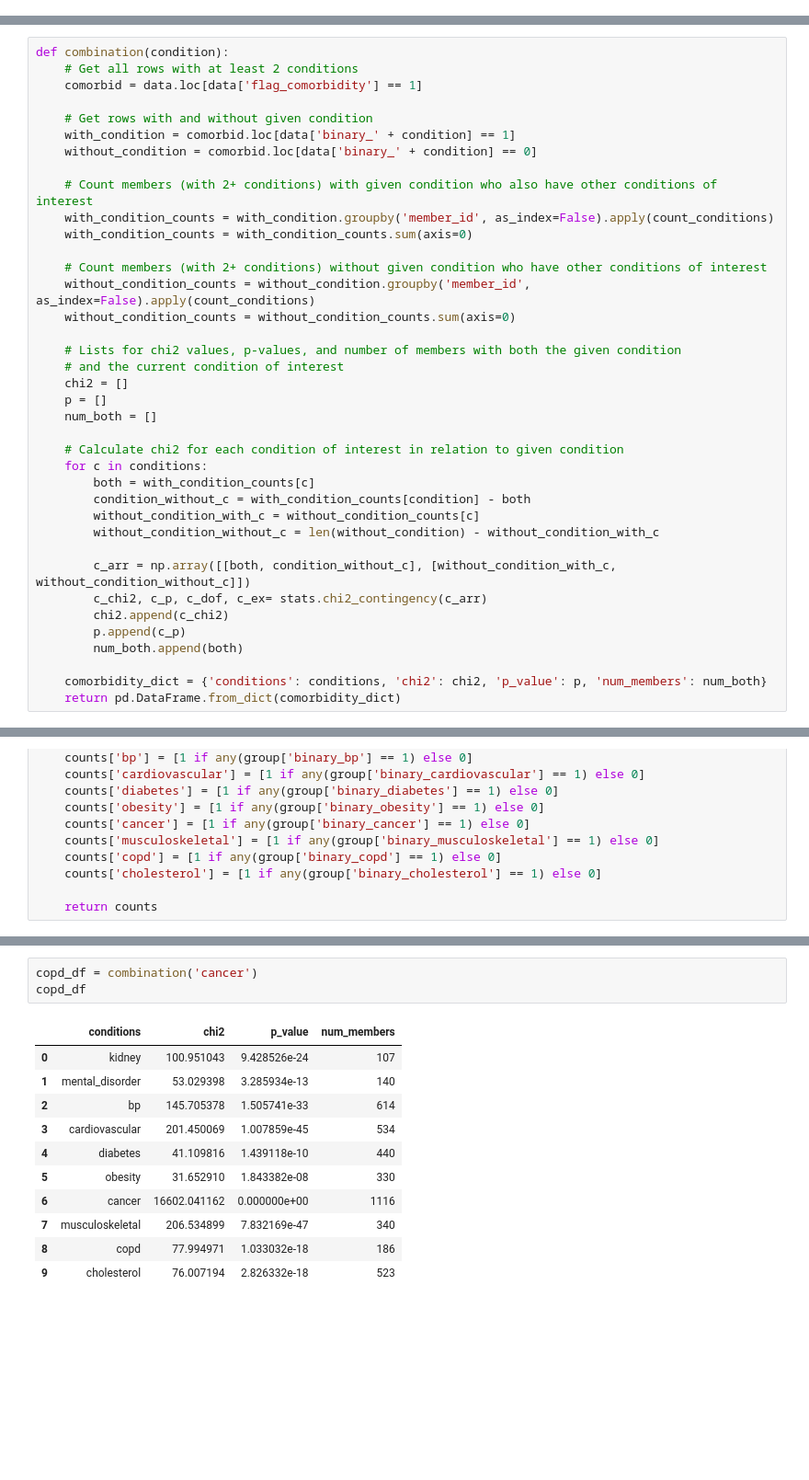
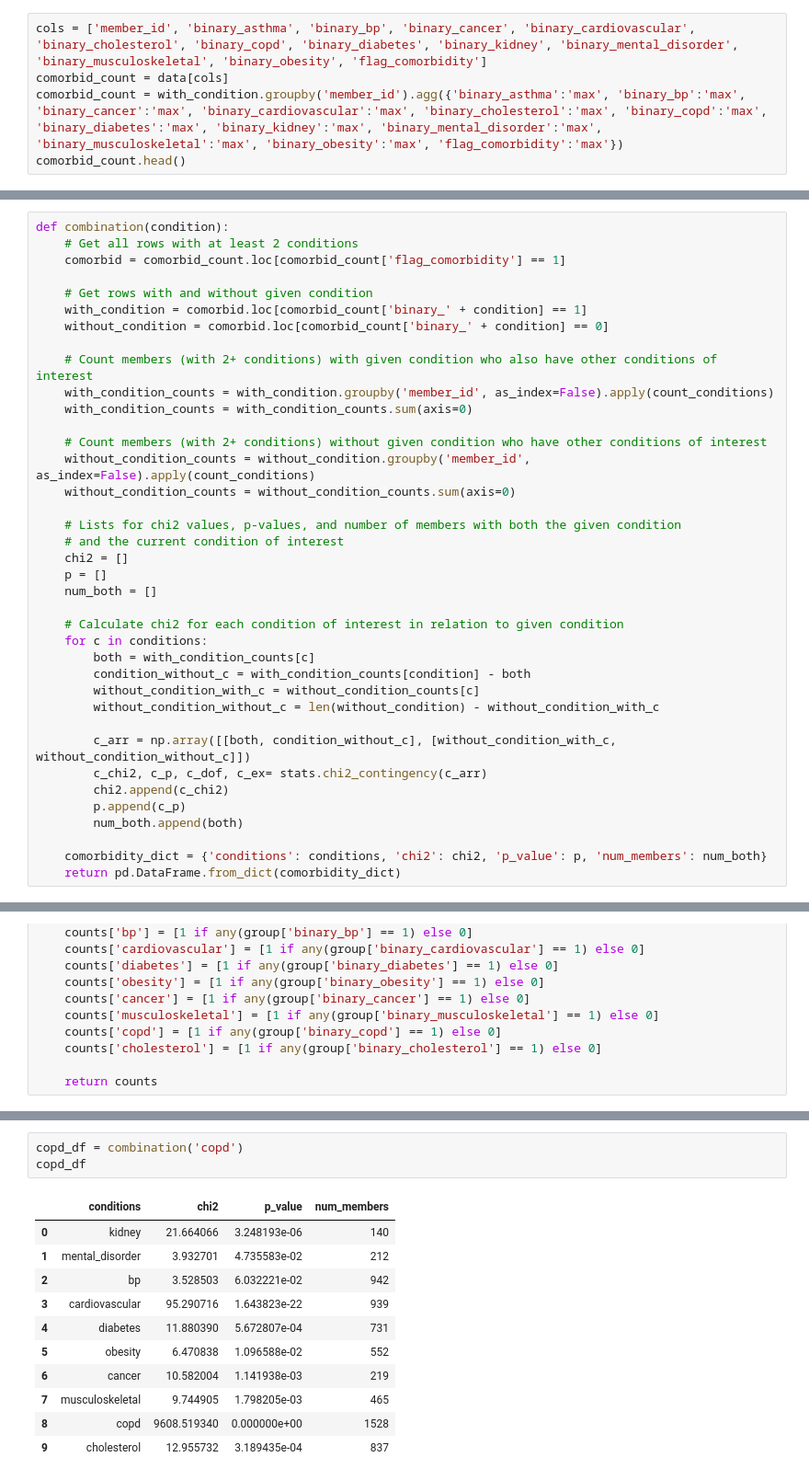
Before and after one commit to capstone2019/Capstone2019, a Jupyter notebook: Questions/Question 3.ipynb, the cells around one changed output, grey strips where cells are left out. Shown at 92% size. Cells and saved outputs as stored; diff of their text form; blank space fills up the shorter version.

```diff
--- a/Questions/Question 3.ipynb
+++ b/Questions/Question 3.ipynb
@@ -53,3 +53,8 @@ ax.spines['right'].set_visible(False)
 ax.spines['top'].set_visible(False)
 # %% [output]
 [figure]
+# %%
+cols = ['member_id', 'binary_asthma', 'binary_bp', 'binary_cancer', 'binary_cardiovascular', 'binary_cholesterol', 'binary_copd', 'binary_diabetes', 'binary_kidney', 'binary_mental_disorder', 'binary_musculoskeletal', 'binary_obesity', 'flag_comorbidity']
+comorbid_count = data[cols]
+comorbid_count = with_condition.groupby('member_id').agg({'binary_asthma':'max', 'binary_bp':'max', 'binary_cancer':'max', 'binary_cardiovascular':'max', 'binary_cholesterol':'max', 'binary_copd':'max', 'binary_diabetes':'max', 'binary_kidney':'max', 'binary_mental_disorder':'max', 'binary_musculoskeletal':'max', 'binary_obesity':'max', 'flag_comorbidity':'max'})
+comorbid_count.head()
@@ -56,11 +69,11 @@ ax.spines['top'].set_visible(False)
 # %%
 def combination(condition):
     # Get all rows with at least 2 conditions
-    comorbid = data.loc[data['flag_comorbidity'] == 1]
+    comorbid = comorbid_count.loc[comorbid_count['flag_comorbidity'] == 1]
 
     # Get rows with and without given condition
-    with_condition = comorbid.loc[data['binary_' + condition] == 1]
-    without_condition = comorbid.loc[data['binary_' + condition] == 0]
+    with_condition = comorbid.loc[comorbid_count['binary_' + condition] == 1]
+    without_condition = comorbid.loc[comorbid_count['binary_' + condition] == 0]
 
     # Count members (with 2+ conditions) with given condition who also have other conditions of interest
     with_condition_counts = with_condition.groupby('member_id', as_index=False).apply(count_conditions)
@@ -230,15 +328,15 @@ musculoskeletal_df
 # %%
-copd_df = combination('cancer')
+copd_df = combination('copd')
 copd_df
 # %% [output]
 |  | conditions | chi2 | p_value | num_members |
-| 0 | kidney | 100.951043 | 9.428526e-24 | 107 |
-| 1 | mental_disorder | 53.029398 | 3.285934e-13 | 140 |
-| 2 | bp | 145.705378 | 1.505741e-33 | 614 |
-| 3 | cardiovascular | 201.450069 | 1.007859e-45 | 534 |
-| 4 | diabetes | 41.109816 | 1.439118e-10 | 440 |
-| 5 | obesity | 31.652910 | 1.843382e-08 | 330 |
-| 6 | cancer | 16602.041162 | 0.000000e+00 | 1116 |
-| 7 | musculoskeletal | 206.534899 | 7.832169e-47 | 340 |
-| 8 | copd | 77.994971 | 1.033032e-18 | 186 |
-| 9 | cholesterol | 76.007194 | 2.826332e-18 | 523 |
+| 0 | kidney | 21.664066 | 3.248193e-06 | 140 |
+| 1 | mental_disorder | 3.932701 | 4.735583e-02 | 212 |
+| 2 | bp | 3.528503 | 6.032221e-02 | 942 |
+| 3 | cardiovascular | 95.290716 | 1.643823e-22 | 939 |
+| 4 | diabetes | 11.880390 | 5.672807e-04 | 731 |
+| 5 | obesity | 6.470838 | 1.096588e-02 | 552 |
+| 6 | cancer | 10.582004 | 1.141938e-03 | 219 |
+| 7 | musculoskeletal | 9.744905 | 1.798205e-03 | 465 |
+| 8 | copd | 9608.519340 | 0.000000e+00 | 1528 |
+| 9 | cholesterol | 12.955732 | 3.189435e-04 | 837 |
```
Also changed, not shown: parts of 24 cells of this notebook, 1 other file.
